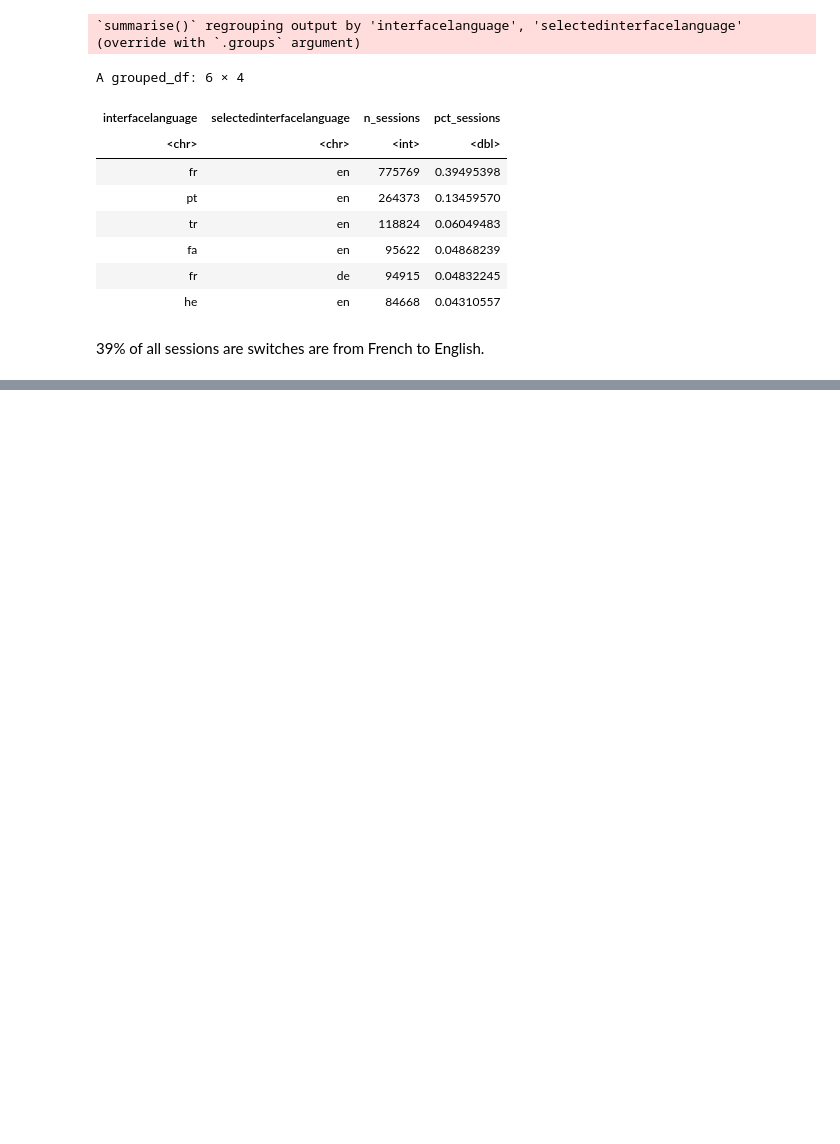
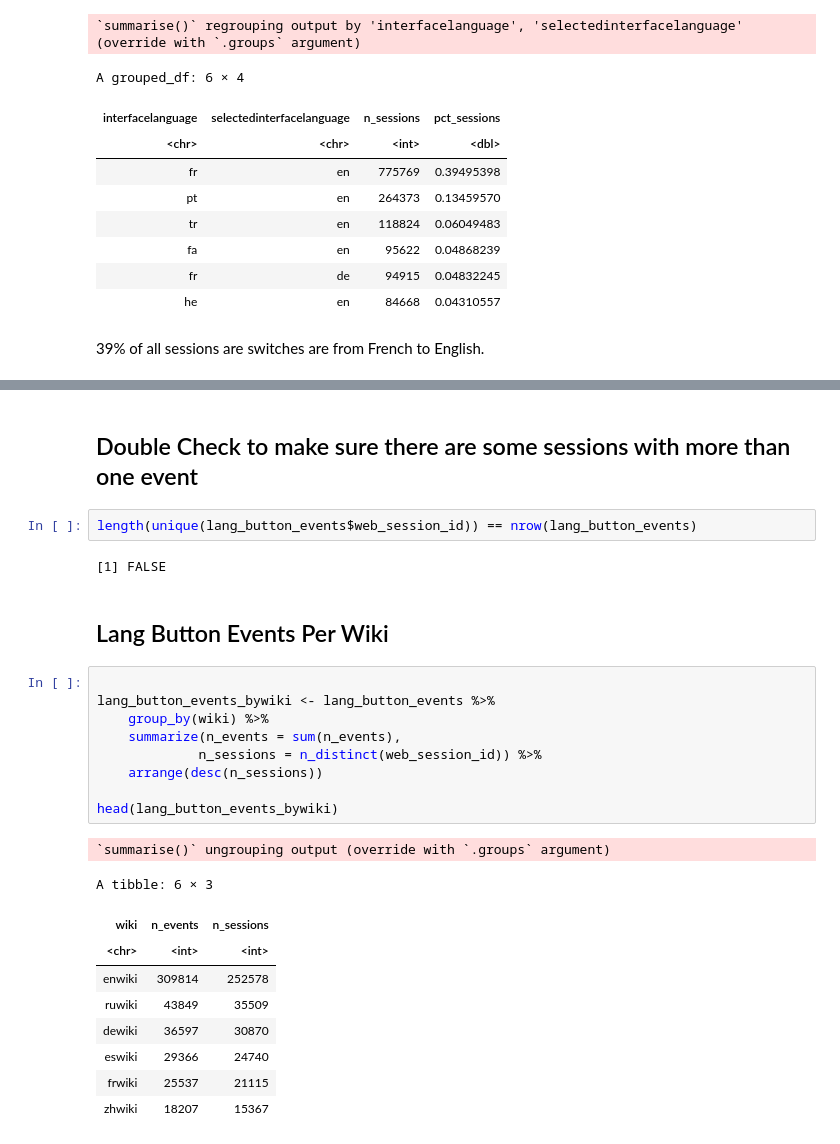
Before and after one commit to wikimedia-research/Language-Switching-Analysis-2021, a Jupyter notebook: QA/post_deployment_qa.ipynb, the cells around one changed output, grey strips where cells are left out. Saved outputs shown, nothing was run; the diff lists cells and outputs as text; blank space fills up the shorter version.

```diff
--- a/QA/post_deployment_qa.ipynb
+++ b/QA/post_deployment_qa.ipynb
@@ -316,0 +398,28 @@ A grouped_df: 6 × 4
+# %% [markdown]
+## Double Check to make sure there are some sessions with more than one event
+# %%
+length(unique(lang_button_events$web_session_id)) == nrow(lang_button_events)
+# %% [output]
+[1] FALSE
+# %% [markdown]
+## Lang Button Events Per Wiki
+# %%
+
+lang_button_events_bywiki <- lang_button_events %>%
+    group_by(wiki) %>%
+    summarize(n_events = sum(n_events),
+             n_sessions = n_distinct(web_session_id)) %>%
+    arrange(desc(n_sessions))
+
+head(lang_button_events_bywiki)
+# %% [output]
+`summarise()` ungrouping output (override with `.groups` argument)
+A tibble: 6 × 3
+| wiki | n_events | n_sessions |
+| <chr> | <int> | <int> |
+| enwiki | 309814 | 252578 |
+| ruwiki | 43849 | 35509 |
+| dewiki | 36597 | 30870 |
+| eswiki | 29366 | 24740 |
+| frwiki | 25537 | 21115 |
+| zhwiki | 18207 | 15367 |
```
Also changed, not shown: parts of 43 cells of this notebook.
